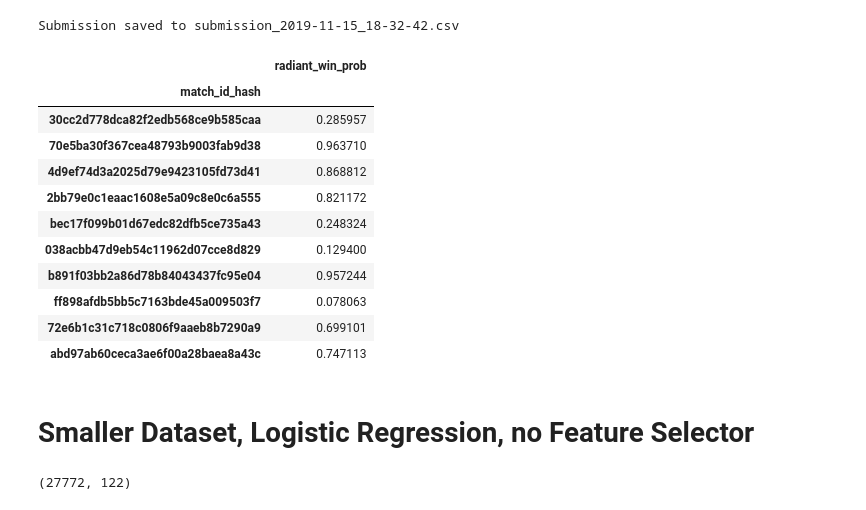
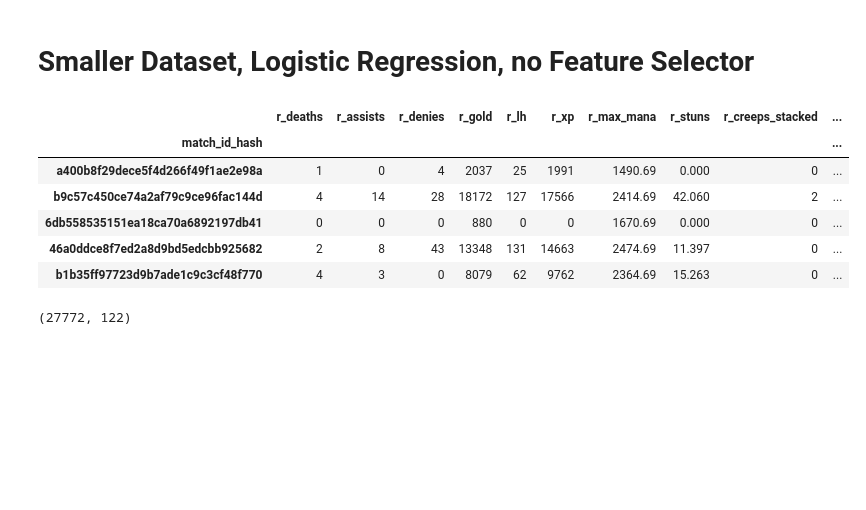
Before and after one commit to tankonst/game_winner_binary_classifier, a Jupyter notebook: Log_reg_tk-mb.ipynb, the cells around one changed output. Cells and saved outputs as stored; diff of their text form; code cells hidden in the pictures; blank space fills up the shorter version.

```diff
--- a/Log_reg_tk-mb.ipynb
+++ b/Log_reg_tk-mb.ipynb
@@ -79,4 +36,0 @@ Text(0.5, 0, 'coefficients of regression')
-# %%
-# fit this model on only selected fetures:
-
-logreg.fit(X,y)
@@ -102,26 +37,3 @@ ValueError: Specifying the columns using strings is only supported for pandas Da
-# %%
-df_submission = pd.DataFrame({'radiant_win_prob': y_test_pred},index=test_data.index)
-
-import datetime
-submission_filename = 'submission_{}.csv'.format(datetime.datetime.now().strftime('%Y-%m-%d_%H-%M-%S'))
-df_submission.to_csv(submission_filename)
-
-print('Submission saved to {}'.format(submission_filename))
-df_submission.head(10)
-# %% [output]
-Submission saved to submission_2019-11-15_18-32-42.csv
-|  | radiant_win_prob |
-| match_id_hash |  |
-| 30cc2d778dca82f2edb568ce9b585caa | 0.285957 |
-| 70e5ba30f367cea48793b9003fab9d38 | 0.963710 |
-| 4d9ef74d3a2025d79e9423105fd73d41 | 0.868812 |
-| 2bb79e0c1eaac1608e5a09c8e0c6a555 | 0.821172 |
-| bec17f099b01d67edc82dfb5ce735a43 | 0.248324 |
-| 038acbb47d9eb54c11962d07cce8d829 | 0.129400 |
-| b891f03bb2a86d78b84043437fc95e04 | 0.957244 |
-| ff898afdb5bb5c7163bde45a009503f7 | 0.078063 |
-| 72e6b1c31c718c0806f9aaeb8b7290a9 | 0.699101 |
-| abd97ab60ceca3ae6f00a28baea8a43c | 0.747113 |
 # %% [markdown]
 # Smaller Dataset, Logistic Regression, no Feature Selector
 # %%
@@ -174,3 +85,27 @@ numerical_columns =[]
 for j in range(len(data_log_reg.columns)):
     if data_log_reg.columns[j] in num_feats:
         numerical_columns.append(j)
+# %%
+X['ratio_assists'] = X['r_assists']/X['d_assists']
+X['ratio_assists'] = X['ratio_assists'].fillna(0)
+X['ratio_denies'] = X['r_denies']/X['d_denies']
+X['ratio_denies'] = X['ratio_denies'].fillna(0)
+X['ratio_health'] = X['r_health_avg']/X['d_health_avg']
+X['ratio_health'] = X['ratio_health'].fillna(0)
+X['ratio_max_mana'] = X['r_max_mana']/X['d_max_mana']
+X['ratio_max_mana'] = X['ratio_max_mana'].fillna(0)
+# %%
+X.drop('ratio_assists',axis=1,inplace=True)
+X.drop('ratio_denies',axis=1,inplace=True)
+X.drop('ratio_health',axis=1,inplace=True)
+X.drop('ratio_max_mana',axis=1,inplace=True)
+
+X.iloc[0:5,30:40]
+# %% [output]
+|  | r_deaths | r_assists | r_denies | r_gold | r_lh | r_xp | r_max_mana | r_stuns | r_creeps_stacked | ... |
+| match_id_hash |  |  |  |  |  |  |  |  |  | ... |
+| a400b8f29dece5f4d266f49f1ae2e98a | 1 | 0 | 4 | 2037 | 25 | 1991 | 1490.69 | 0.000 | 0 | ... |
+| b9c57c450ce74a2af79c9ce96fac144d | 4 | 14 | 28 | 18172 | 127 | 17566 | 2414.69 | 42.060 | 2 | ... |
+| 6db558535151ea18ca70a6892197db41 | 0 | 0 | 0 | 880 | 0 | 0 | 1670.69 | 0.000 | 0 | ... |
+| 46a0ddce8f7ed2a8d9bd5edcbb925682 | 2 | 8 | 43 | 13348 | 131 | 14663 | 2474.69 | 11.397 | 0 | ... |
+| b1b35ff97723d9b7ade1c9c3cf48f770 | 4 | 3 | 0 | 8079 | 62 | 9762 | 2364.69 | 15.263 | 0 | ... |
```
Also changed, not shown: parts of 19 cells of this notebook, 3 other files.
